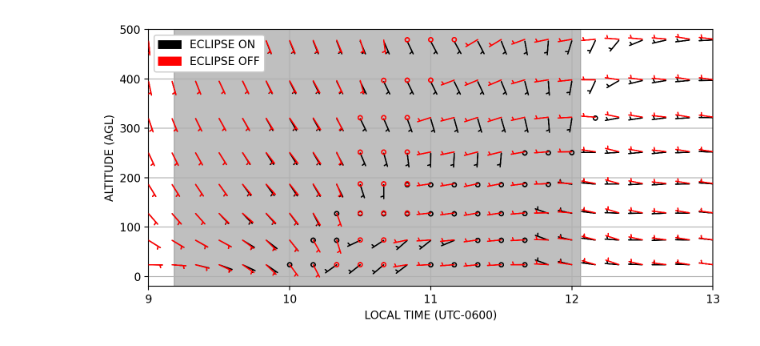
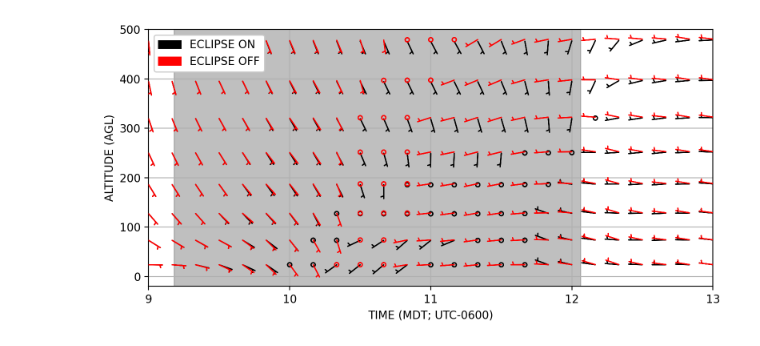
Before and after one commit to jwmarquis/Eclipse_Mountain_Valley_Circulation, a Jupyter notebook: upper_air.ipynb, the cells around one changed output. Drawn from its saved outputs; the diff is of its cells as text; code cells hidden in the pictures.

```diff
--- a/upper_air.ipynb
+++ b/upper_air.ipynb
@@ -395,24 +379,24 @@ for i in range(len(shift_alt_e)):
 # %%
 sfc_alt = hgt_pcc
 skip = 1
 fig = plt.figure(figsize=(8,4),dpi=200)
 ax = plt.subplot(1,1,1)
 ax.barbs(hours[::skip],(ze_pcc-sfc_alt)[inds][::skip],ue_pcc[inds][::skip],ve_pcc[inds][::skip],length=5,zorder=9,label="ECLIPSE ON")
 ax.barbs(hours[::skip],(zne_pcc-sfc_alt)[inds][::skip],une_pcc[inds][::skip],vne_pcc[inds][::skip],length=5,color='r',zorder=9,label="ECLIPSE OFF")
 
 ax.axvspan(9.18,12.06,0,360,color='gray',alpha=0.5)
 skip=1
 #plt.plot(hours[::skip],shift_alt_e[::skip]-sfc_alt,color='k')
 #plt.plot(hours[::skip],shift_alt_ne[::skip]-sfc_alt,color='r')
 plt.ylim([-20,500])
 ax.set_xticks(range(16))
 plt.xlim([9,13])
-plt.xlabel('LOCAL TIME (UTC-0600)')
+plt.xlabel('TIME (MDT; UTC-0600)')
 plt.ylabel('ALTITUDE (AGL)')
 plt.grid()
 plt.legend(loc="upper left",framealpha=1).set_zorder(10)
 
 fig.tight_layout()
 plt.savefig("wrf_soundings_14.png",bbox_inches='tight')
 # %% [output]
-[figure, old version]
+[figure, new version]
```
Also changed, not shown: parts of 3 cells of this notebook, 3 other files.
